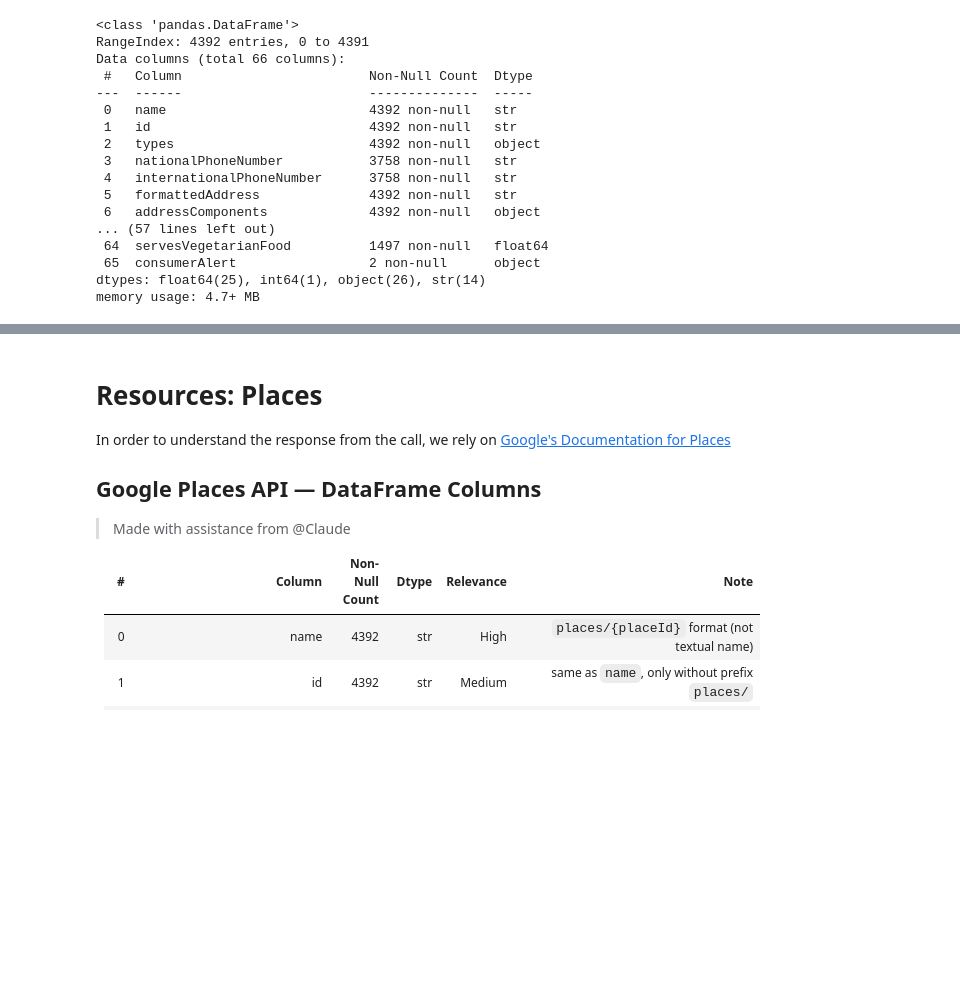
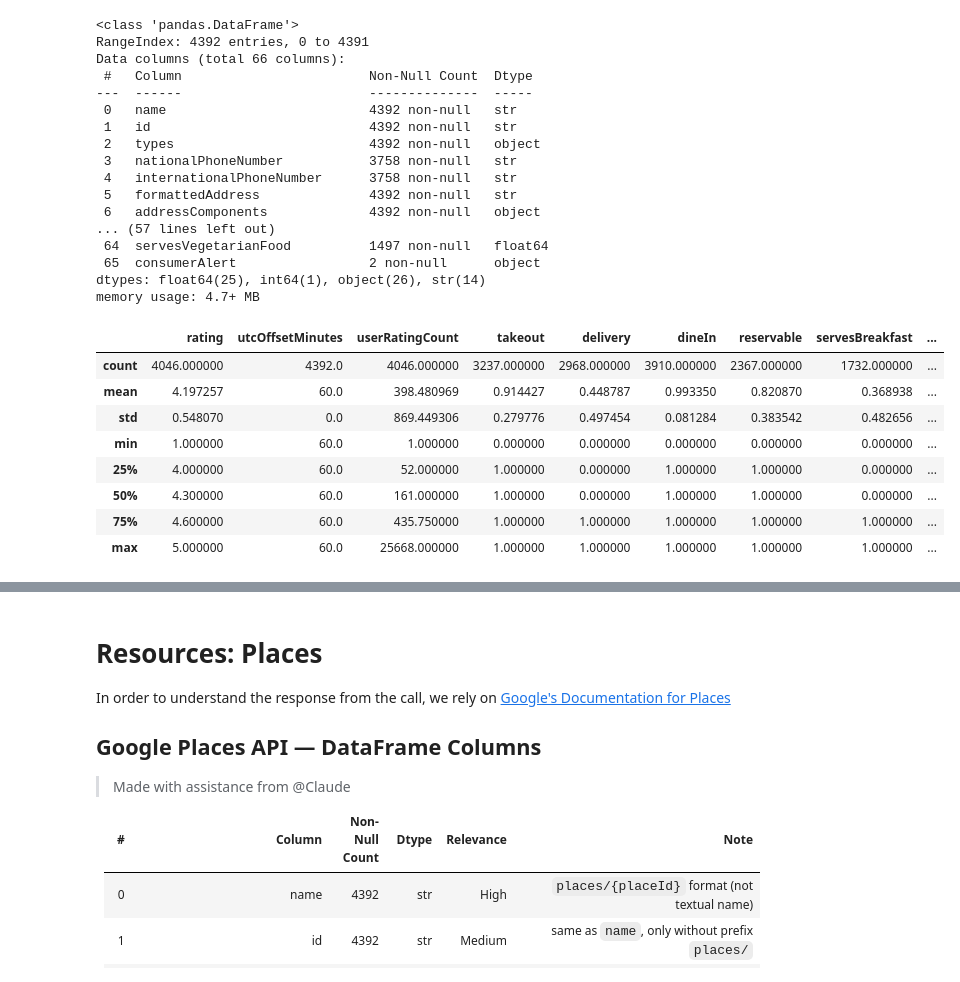
Before and after one commit to rakulmaria/foodscraps, a Jupyter notebook: src/explorer.ipynb, the cells around one changed output, grey strips where cells are left out. Drawn from its saved outputs; the diff is of its cells as text; code cells hidden in the pictures; blank space fills up the shorter version.

```diff
--- a/src/explorer.ipynb
+++ b/src/explorer.ipynb
@@ -45,6 +45,18 @@ Data columns (total 66 columns):
  65  consumerAlert                 2 non-null      object
 dtypes: float64(25), int64(1), object(26), str(14)
 memory usage: 4.7+ MB
+# %%
+cph_df.describe()
+# %% [output]
+|  | rating | utcOffsetMinutes | userRatingCount | takeout | delivery | dineIn | reservable | servesBreakfast | ... |
+| count | 4046.000000 | 4392.0 | 4046.000000 | 3237.000000 | 2968.000000 | 3910.000000 | 2367.000000 | 1732.000000 | ... |
+| mean | 4.197257 | 60.0 | 398.480969 | 0.914427 | 0.448787 | 0.993350 | 0.820870 | 0.368938 | ... |
+| std | 0.548070 | 0.0 | 869.449306 | 0.279776 | 0.497454 | 0.081284 | 0.383542 | 0.482656 | ... |
+| min | 1.000000 | 60.0 | 1.000000 | 0.000000 | 0.000000 | 0.000000 | 0.000000 | 0.000000 | ... |
+| 25% | 4.000000 | 60.0 | 52.000000 | 1.000000 | 0.000000 | 1.000000 | 1.000000 | 0.000000 | ... |
+| 50% | 4.300000 | 60.0 | 161.000000 | 1.000000 | 0.000000 | 1.000000 | 1.000000 | 0.000000 | ... |
+| 75% | 4.600000 | 60.0 | 435.750000 | 1.000000 | 1.000000 | 1.000000 | 1.000000 | 1.000000 | ... |
+| max | 5.000000 | 60.0 | 25668.000000 | 1.000000 | 1.000000 | 1.000000 | 1.000000 | 1.000000 | ... |
 # %%
 cph_df.head()
 # %% [output]
```
Also changed, not shown: parts of 4 cells of this notebook.
